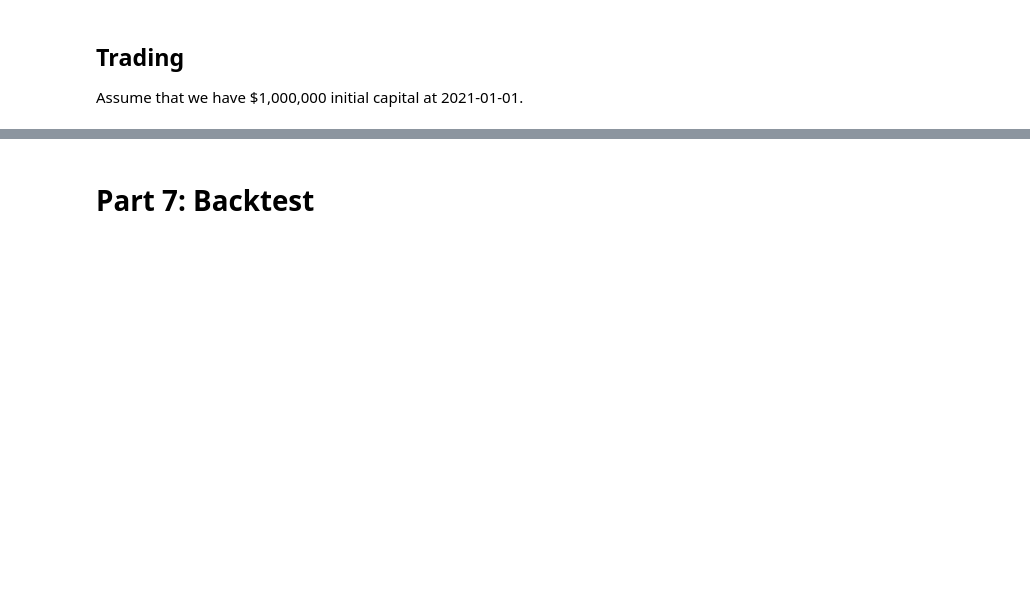
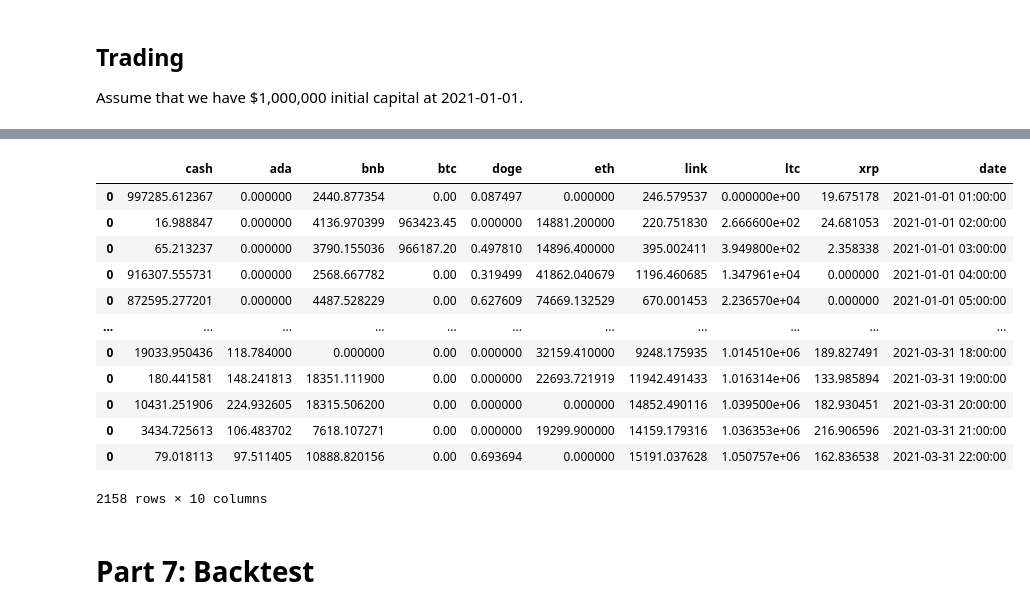
Before and after one commit to Toroi01/TradingRLBot, a Jupyter notebook: main.ipynb, the cells around one changed output, grey strips where cells are left out. Saved outputs shown, nothing was run; the diff lists cells and outputs as text; code cells hidden in the pictures; blank space fills up the shorter version.

```diff
--- a/main.ipynb
+++ b/main.ipynb
@@ -178,3 +401,19 @@ allocation_values
+# %%
+allocation_values_a2c
+# %% [output]
+|  | cash | ada | bnb | btc | doge | eth | link | ltc | xrp | date |
+| 0 | 997285.612367 | 0.000000 | 2440.877354 | 0.00 | 0.087497 | 0.000000 | 246.579537 | 0.000000e+00 | 19.675178 | 2021-01-01 01:00:00 |
+| 0 | 16.988847 | 0.000000 | 4136.970399 | 963423.45 | 0.000000 | 14881.200000 | 220.751830 | 2.666600e+02 | 24.681053 | 2021-01-01 02:00:00 |
+| 0 | 65.213237 | 0.000000 | 3790.155036 | 966187.20 | 0.497810 | 14896.400000 | 395.002411 | 3.949800e+02 | 2.358338 | 2021-01-01 03:00:00 |
+| 0 | 916307.555731 | 0.000000 | 2568.667782 | 0.00 | 0.319499 | 41862.040679 | 1196.460685 | 1.347961e+04 | 0.000000 | 2021-01-01 04:00:00 |
+| 0 | 872595.277201 | 0.000000 | 4487.528229 | 0.00 | 0.627609 | 74669.132529 | 670.001453 | 2.236570e+04 | 0.000000 | 2021-01-01 05:00:00 |
+| ... | ... | ... | ... | ... | ... | ... | ... | ... | ... | ... |
+| 0 | 19033.950436 | 118.784000 | 0.000000 | 0.00 | 0.000000 | 32159.410000 | 9248.175935 | 1.014510e+06 | 189.827491 | 2021-03-31 18:00:00 |
+| 0 | 180.441581 | 148.241813 | 18351.111900 | 0.00 | 0.000000 | 22693.721919 | 11942.491433 | 1.016314e+06 | 133.985894 | 2021-03-31 19:00:00 |
+| 0 | 10431.251906 | 224.932605 | 18315.506200 | 0.00 | 0.000000 | 0.000000 | 14852.490116 | 1.039500e+06 | 182.930451 | 2021-03-31 20:00:00 |
+| 0 | 3434.725613 | 106.483702 | 7618.107271 | 0.00 | 0.000000 | 19299.900000 | 14159.179316 | 1.036353e+06 | 216.906596 | 2021-03-31 21:00:00 |
+| 0 | 79.018113 | 97.511405 | 10888.820156 | 0.00 | 0.693694 | 0.000000 | 15191.037628 | 1.050757e+06 | 162.836538 | 2021-03-31 22:00:00 |
+2158 rows × 10 columns
 # %% [markdown]
 <a id='6'></a>
 # Part 7: Backtest
```
Also changed, not shown: parts of 38 cells of this notebook.
